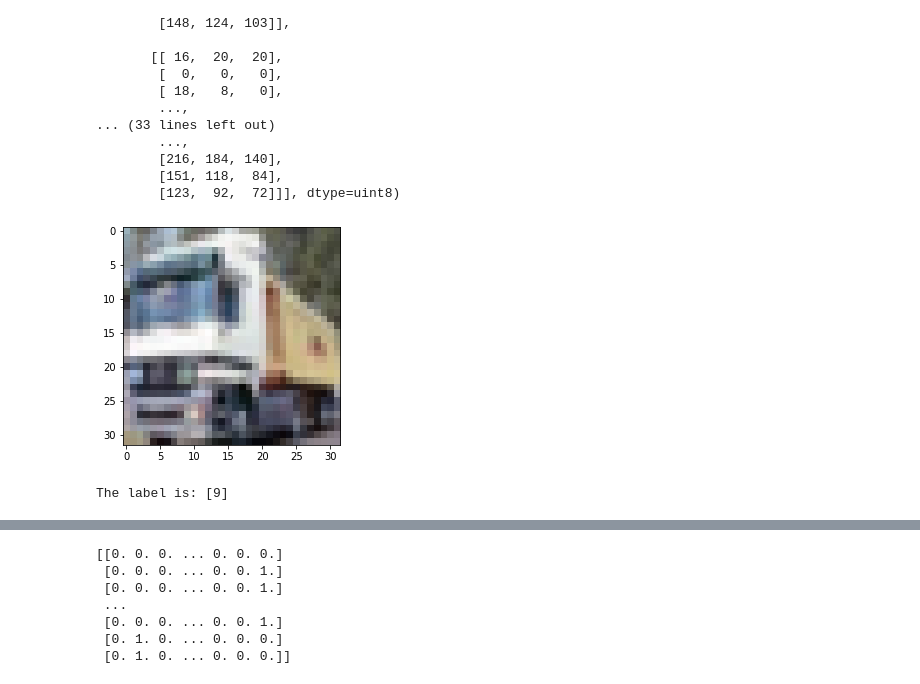
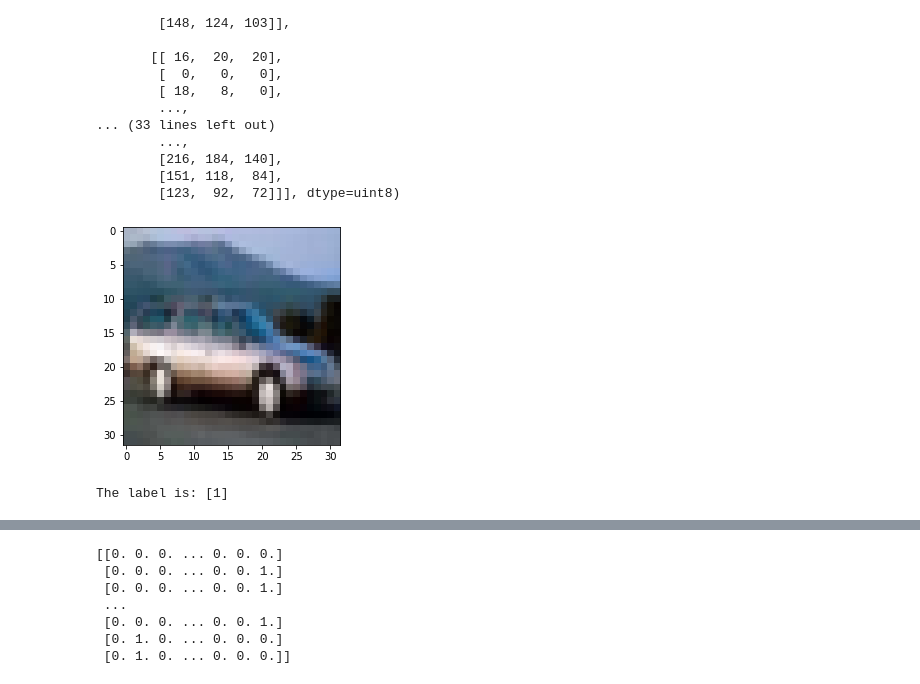
Before and after one commit to xtianu/CNN, a Jupyter notebook: CNN_example.ipynb, the cells around one changed output, grey strips where cells are left out. Saved outputs shown, nothing was run; the diff lists cells and outputs as text; code cells hidden in the pictures.

```diff
--- a/CNN_example.ipynb
+++ b/CNN_example.ipynb
@@ -104,16 +100,16 @@ array([[[ 59,  62,  63],
 # %%
 # Show the image as an image instead of a series of pixel values using:
 # matplotlib.
 import matplotlib.pyplot as plt
-img = plt.imshow(x_train[1])
+img = plt.imshow(x_train[4])
 # %% [output]
-[figure, old version]
+[figure, new version]
 # %%
 # Print the label of the image. Notice the label printed was the number 6
 # which corresponds to the frog label.
-print('The label is:', y_train[1])
+print('The label is:', y_train[4])
 # %% [output]
-The label is: [9]
+The label is: [1]
 # %% [markdown]
 ![alt text](https://miro.medium.com/max/608/1*P4S0Tq7JbZVRjH_xctS-Rg.png)
 # %%
```
Also changed, not shown: parts of 12 cells of this notebook.
